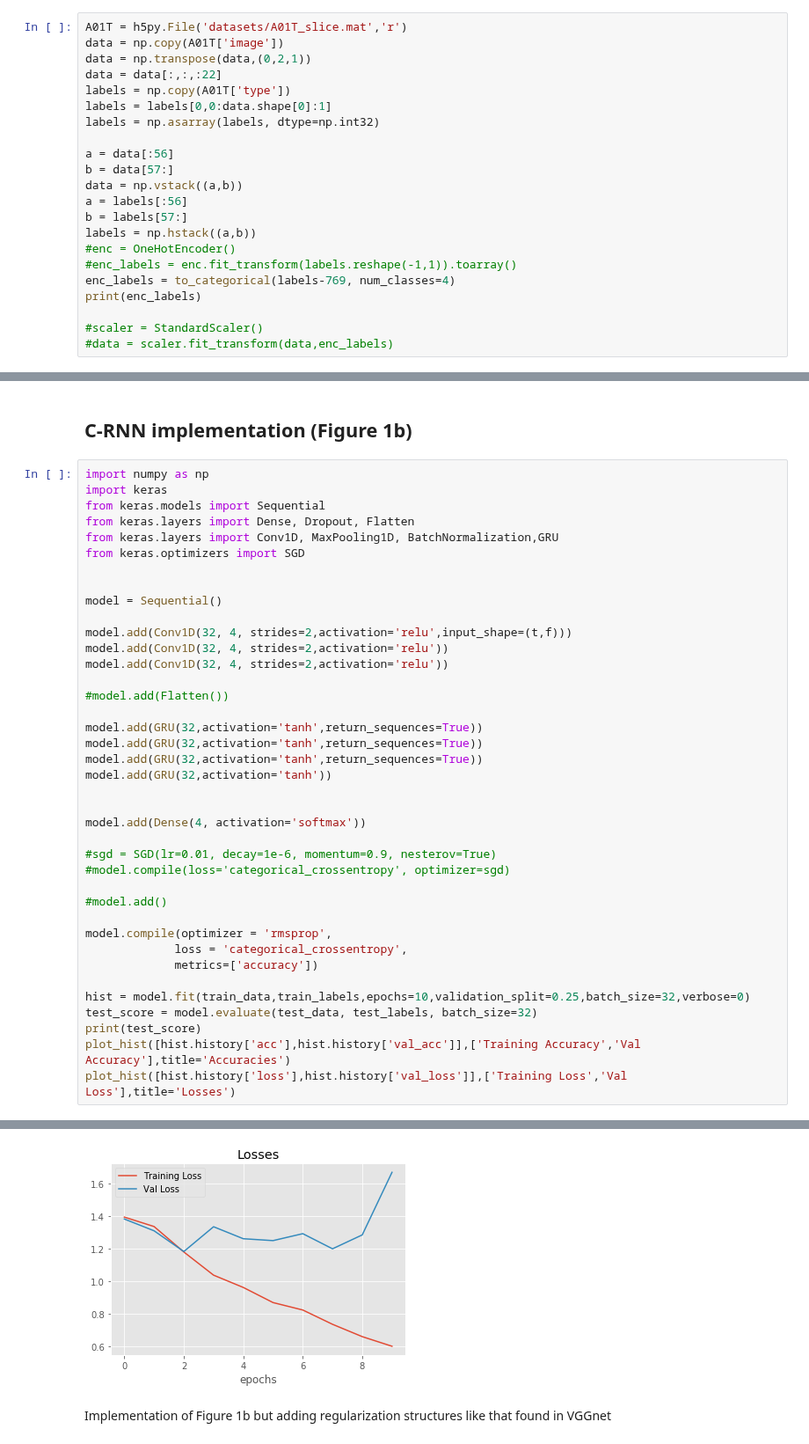
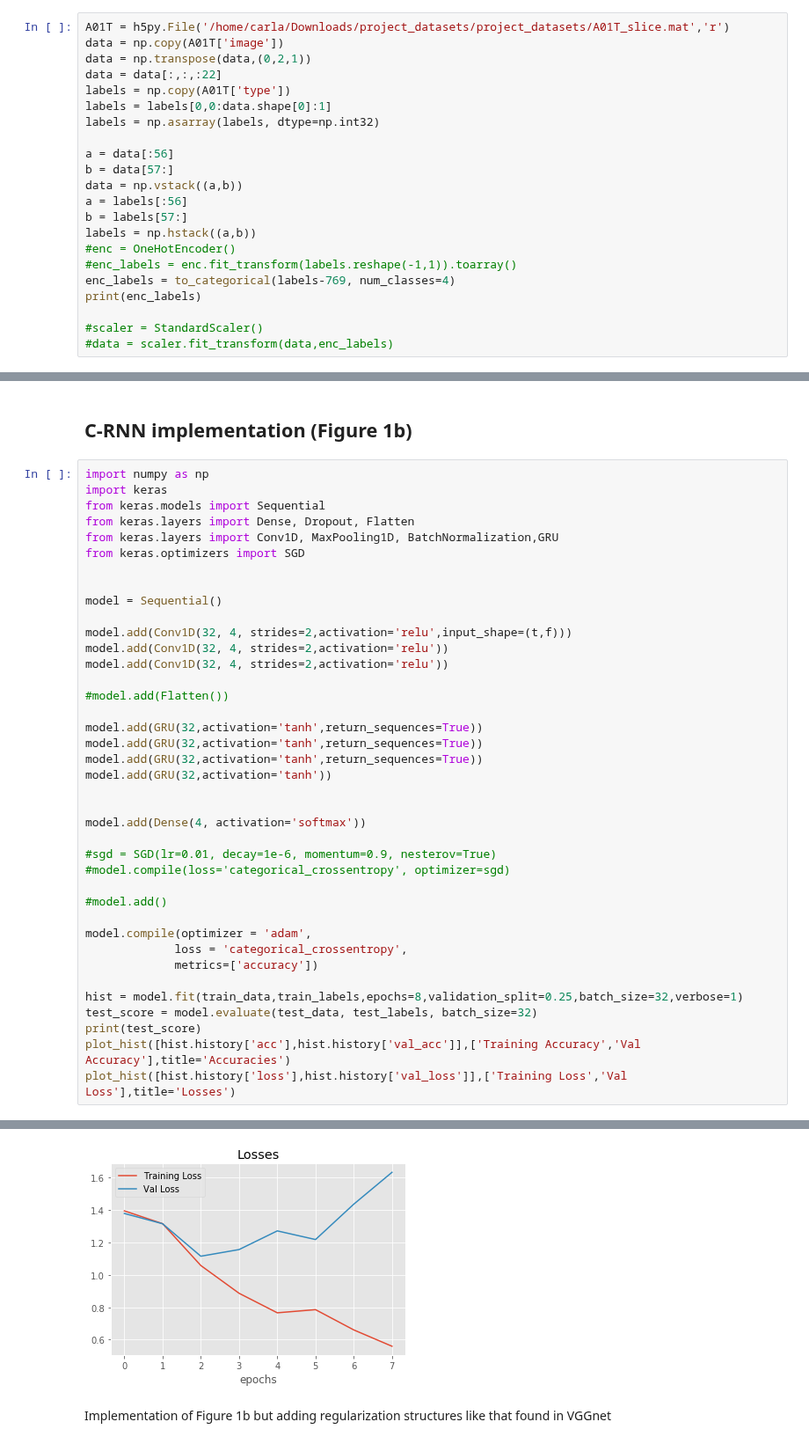
Before and after one commit to kunalpatel1793/Neural-Nets-Final-Project, a Jupyter notebook: Model.ipynb, the cells around one changed output, grey strips where cells are left out. Shown at 88% size. Saved outputs shown, nothing was run; the diff lists cells and outputs as text.

```diff
--- a/Model.ipynb
+++ b/Model.ipynb
@@ -24,7 +22,7 @@ def plot_hist(vals,labels='Null',title='Null',xlabel='epochs'):
     plt.legend()
     plt.show()
 # %%
-A01T = h5py.File('datasets/A01T_slice.mat','r')
+A01T = h5py.File('/home/carla/Downloads/project_datasets/project_datasets/A01T_slice.mat','r')
 data = np.copy(A01T['image'])
 data = np.transpose(data,(0,2,1))
 data = data[:,:,:22]
@@ -228,11 +222,11 @@ model.add(Dense(4, activation='softmax'))
 
 #model.add()
 
-model.compile(optimizer = 'rmsprop',
+model.compile(optimizer = 'adam',
              loss = 'categorical_crossentropy',
              metrics=['accuracy'])
 
-hist = model.fit(train_data,train_labels,epochs=10,validation_split=0.25,batch_size=32,verbose=0)
+hist = model.fit(train_data,train_labels,epochs=8,validation_split=0.25,batch_size=32,verbose=1)
 test_score = model.evaluate(test_data, test_labels, batch_size=32)
 print(test_score)
 plot_hist([hist.history['acc'],hist.history['val_acc']],['Training Accuracy','Val Accuracy'],title='Accuracies')
@@ -244,4 +255,4 @@ plot_hist([hist.history['loss'],hist.history['val_loss']],['Training Loss','Val
-[figure, old version]
+[figure, new version]
 # %% [markdown]
 Implementation of Figure 1b but adding regularization structures like that found in VGGnet
 # %%
```
Also changed, not shown: parts of 13 cells of this notebook.
